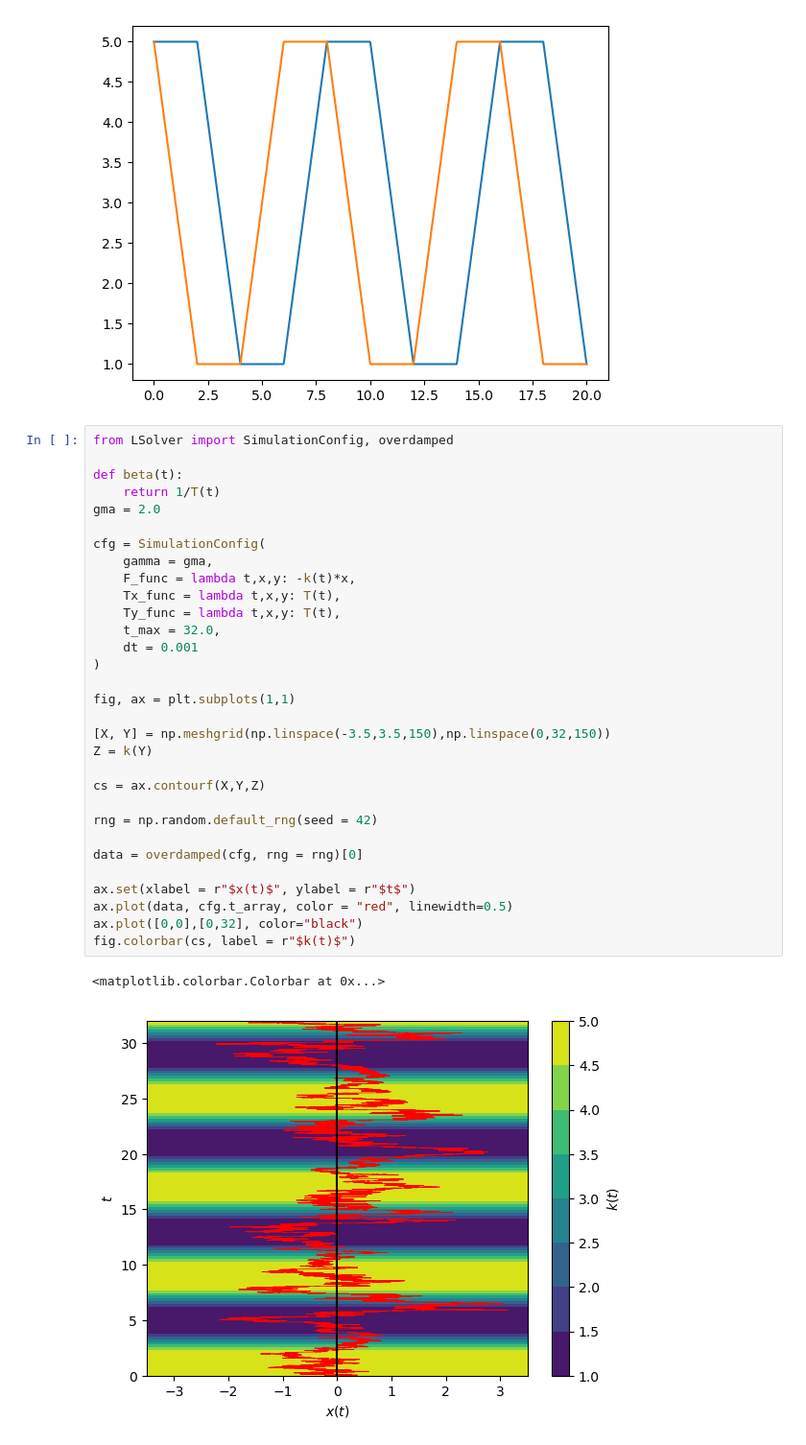
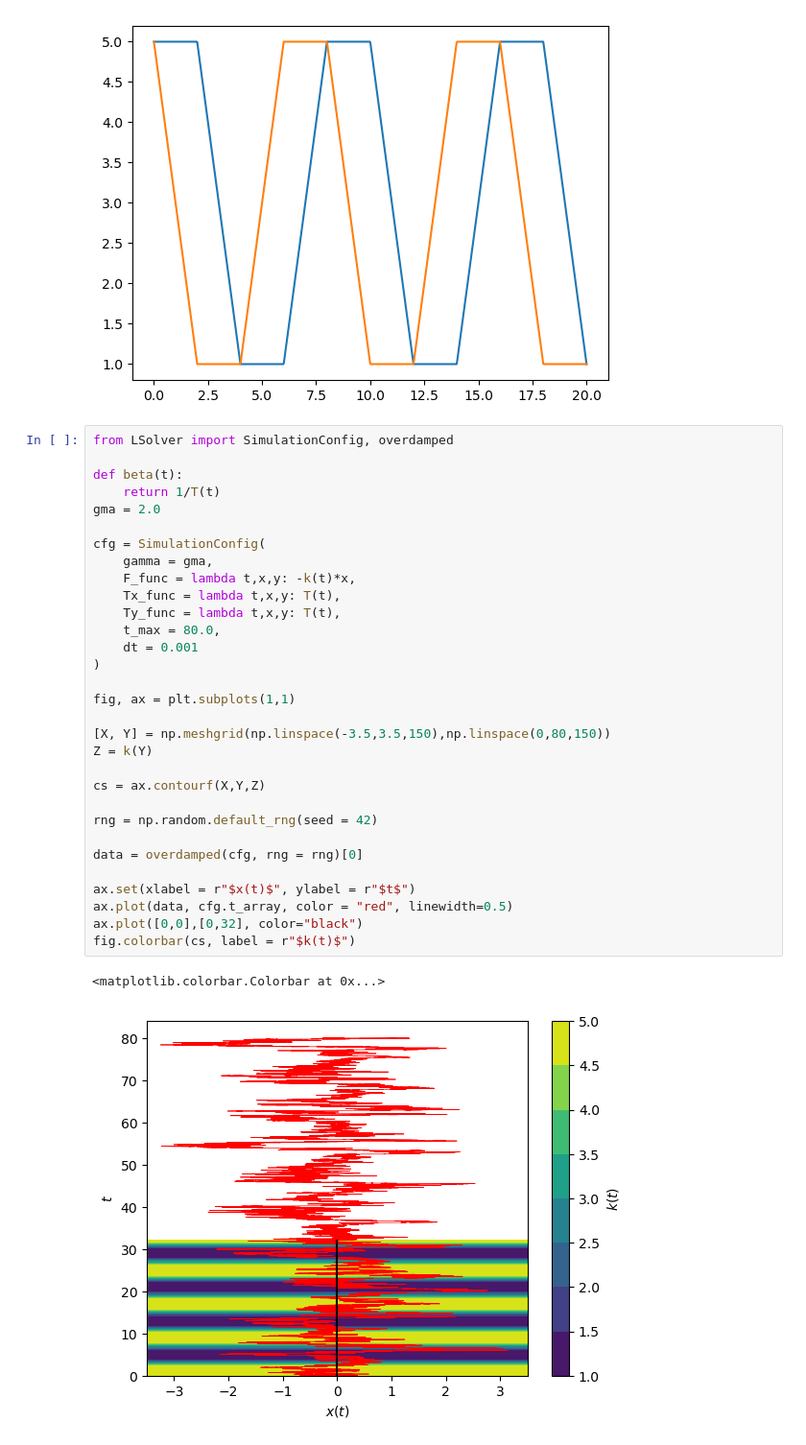
Before and after one commit to Ben-Janda/Molecular-Motor, a Jupyter notebook: 03_Stirling-engine.ipynb, the cells around one changed output. Shown at 96% size. Cells and saved outputs as stored; diff of their text form.

```diff
--- a/03_Stirling-engine.ipynb
+++ b/03_Stirling-engine.ipynb
@@ -65,34 +65,34 @@ plt.plot(t,res2)
 from LSolver import SimulationConfig, overdamped
 
 def beta(t):
     return 1/T(t)
 gma = 2.0
 
 cfg = SimulationConfig(
     gamma = gma,
     F_func = lambda t,x,y: -k(t)*x,
     Tx_func = lambda t,x,y: T(t),
     Ty_func = lambda t,x,y: T(t),
-    t_max = 32.0,
+    t_max = 80.0,
     dt = 0.001
 )
 
 fig, ax = plt.subplots(1,1)
 
-[X, Y] = np.meshgrid(np.linspace(-3.5,3.5,150),np.linspace(0,32,150))
+[X, Y] = np.meshgrid(np.linspace(-3.5,3.5,150),np.linspace(0,80,150))
 Z = k(Y)
 
 cs = ax.contourf(X,Y,Z)
 
 rng = np.random.default_rng(seed = 42)
 
 data = overdamped(cfg, rng = rng)[0]
 
 ax.set(xlabel = r"$x(t)$", ylabel = r"$t$")
 ax.plot(data, cfg.t_array, color = "red", linewidth=0.5)
 ax.plot([0,0],[0,32], color="black")
 fig.colorbar(cs, label = r"$k(t)$")
 # %% [output]
 <matplotlib.colorbar.Colorbar at 0x...>
-[figure, old version]
+[figure, new version]
 # %%
```
Also changed, not shown: parts of 2 cells of this notebook.
